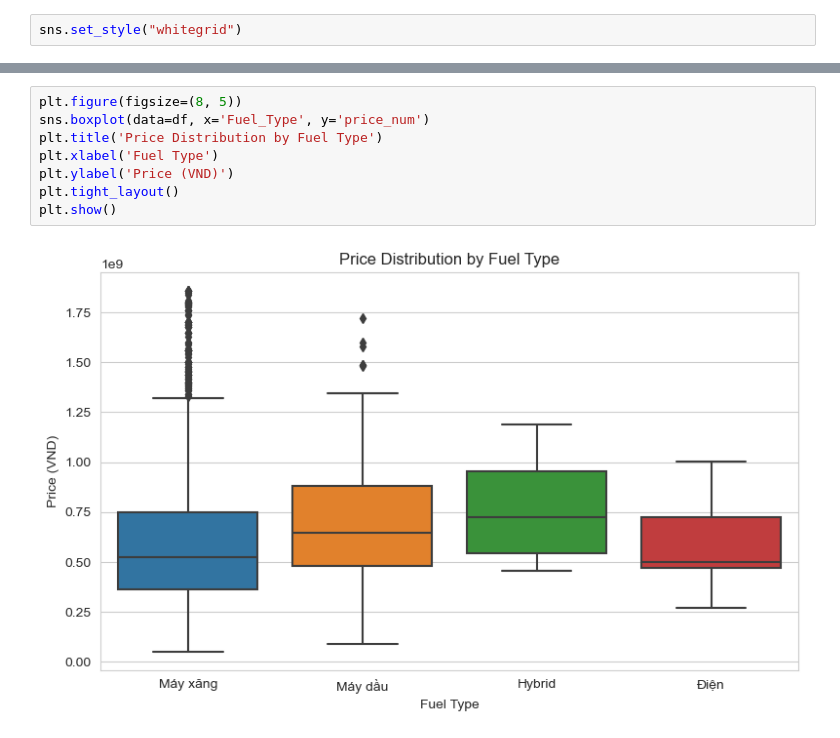
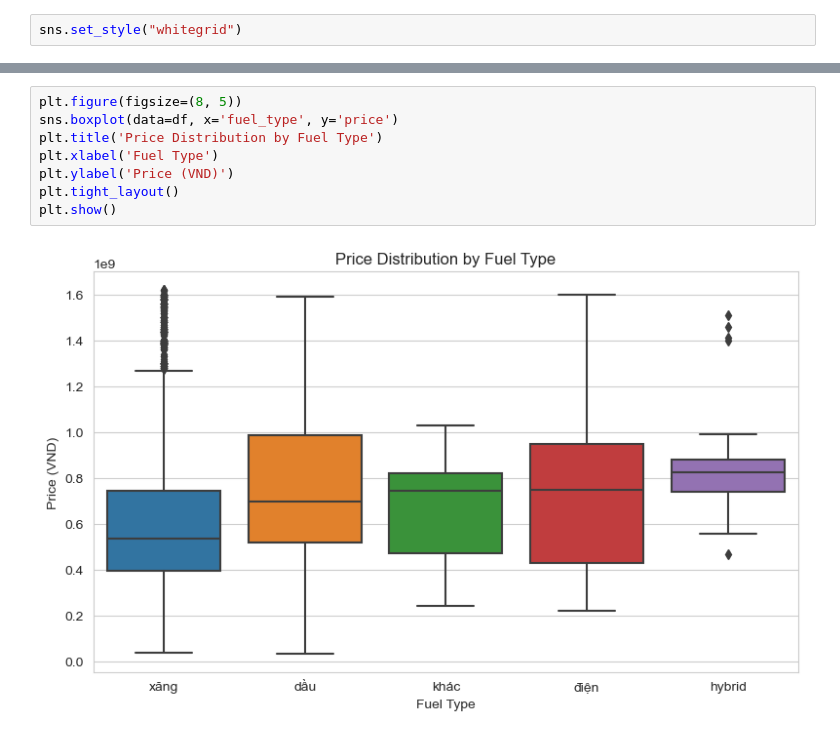
Before and after one commit to nmkhan9/car_price_predict, a Jupyter notebook: notebooks/visualization.ipynb, the cells around one changed output, grey strips where cells are left out. Cells and saved outputs as stored; diff of their text form.

```diff
--- a/notebooks/visualization.ipynb
+++ b/notebooks/visualization.ipynb
@@ -148,10 +124,10 @@ plt.show()
 # %%
 plt.figure(figsize=(8, 5))
-sns.boxplot(data=df, x='Fuel_Type', y='price_num')
+sns.boxplot(data=df, x='fuel_type', y='price')
 plt.title('Price Distribution by Fuel Type')
 plt.xlabel('Fuel Type')
 plt.ylabel('Price (VND)')
 plt.tight_layout()
 plt.show()
 # %% [output]
-[figure, old version]
+[figure, new version]
```
Also changed, not shown: parts of 12 cells of this notebook, 2 other files.
